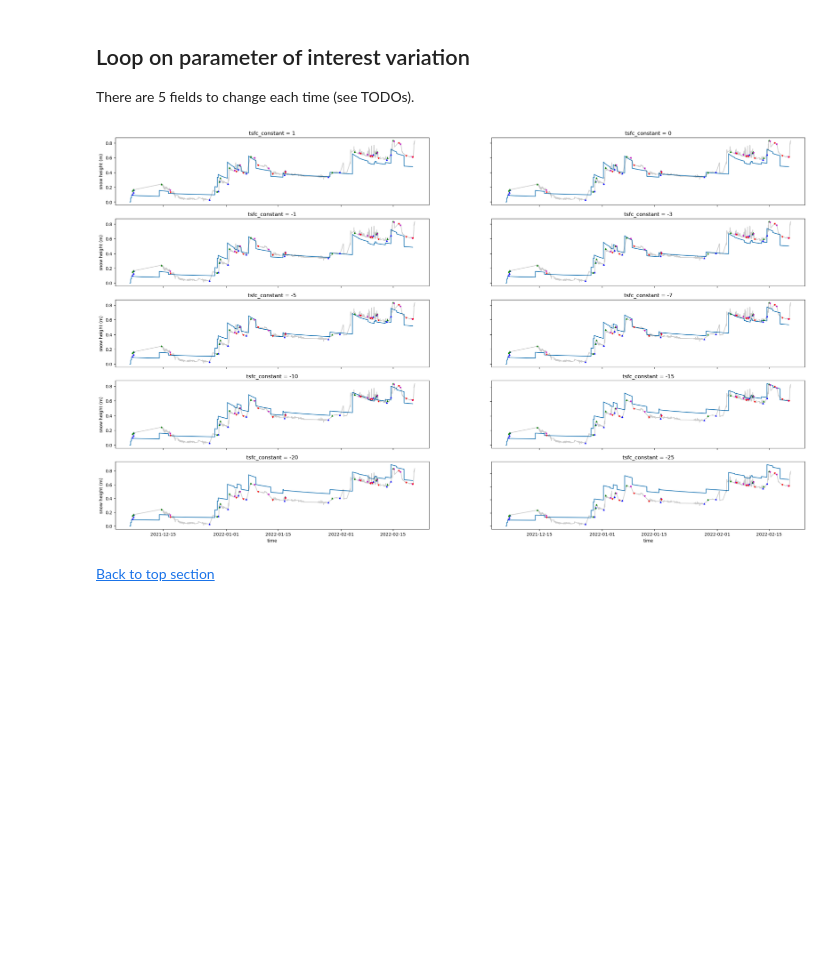
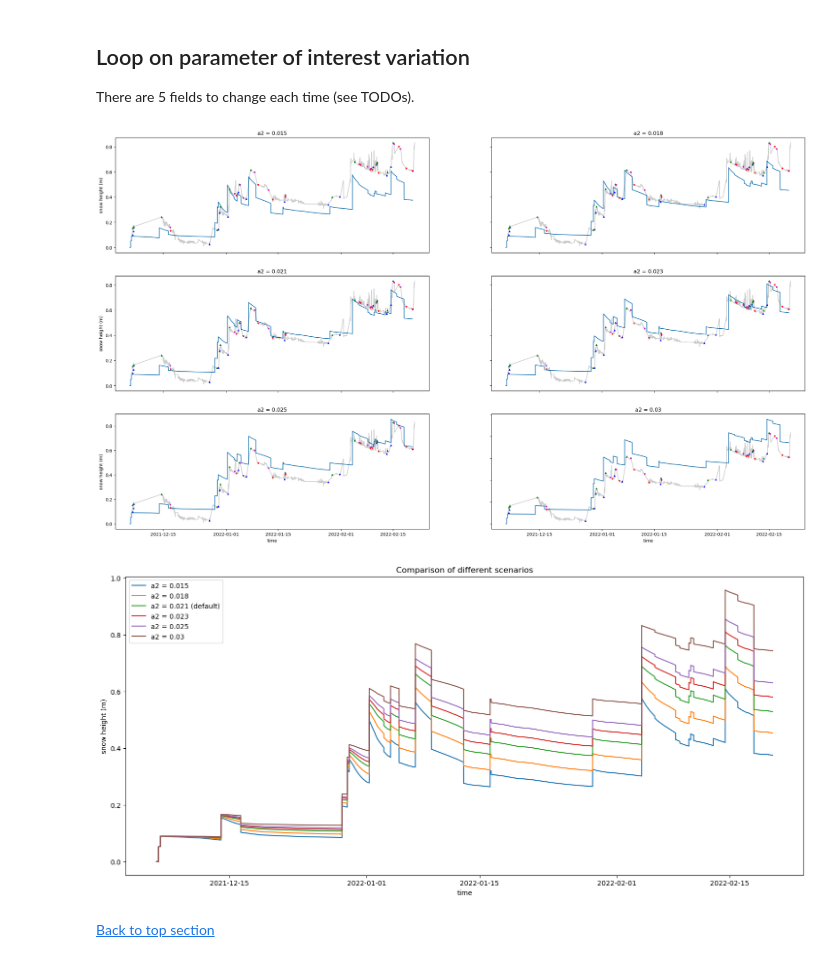
Before and after one commit to Mathilde-Bnt/MB_little_awk, a Jupyter notebook: current_development/14-Sensitivity_analysis.ipynb, the cells around one changed output. Cells and saved outputs as stored; diff of their text form; code cells hidden in the pictures; blank space fills up the shorter version.

Commit message:
Minor updates, added figure in sensitivity tests

```diff
--- a/current_development/14-Sensitivity_analysis.ipynb
+++ b/current_development/14-Sensitivity_analysis.ipynb
@@ -217,13 +217,13 @@ if use_true_temp:
 
 There are 5 fields to change each time (see TODOs).
 # %%
-met_temp, met_time = [None], [0]
+# met_temp, met_time = [None], [0]
 # %%
 # Define all the values the parameter of interest will take
 
-name_of_param = 'tsfc_constant'   # TODO update this each time
-default_value_of_param = -5   # TODO update this each time
-range_of_param_variation = [1, 0, -1, -3, -5, -7, -10, -15, -20, -25]   # TODO update this each time
+name_of_param = 'a2'   # TODO update this each time
+default_value_of_param = 0.021   # TODO update this each time
+range_of_param_variation = [0.015, 0.018, 0.021, 0.023, 0.025, 0.03]   # TODO update this each time
 # Best if range_of_param_variation contains an even number of values (for the figure)
 
 result_list_sq = []
@@ -233,14 +233,18 @@ result_list_max_abs = []
 # TODO optimize each time as a function of offset added to lidar curve?
 # %%
 fig, axs = plt.subplots(round(len(range_of_param_variation)/2 + 0.4), 2, figsize=(28, 16))
+fig2, axs2 = plt.subplots(1, 1, figsize=(18, 8))
 
 for ax in axs.flat:
     ax.set(xlabel='time', ylabel='snow height (m)')
     ax.label_outer()
 
+axs2.set(xlabel='time', ylabel='snow height (m)')
+axs2.set_title('Comparison of different scenarios')
+
 for param_index in range(len(range_of_param_variation)):
 
-    tsfc = range_of_param_variation[param_index]   # TODO update this each time (name of variable), careful if derived parameters depend on it!
+    a2 = range_of_param_variation[param_index]   # TODO update this each time (name of variable), careful if derived parameters depend on it!
     nb_iterations = int(data_duration_in_s/dt + 1)
 
     results = get_snow_events(data_set_used, x_sel, y_sel, time_window_std, std_threshold)
@@ -265,35 +269,44 @@ for param_index in range(len(range_of_param_variation)):
     ro_layer_evolution, depth_evolution, temperature_evolution = snowpack[0], snowpack[1], snowpack[2]
 
     # Define total_snow_depth
 
     simulation_times = pd.date_range(start=data_start_date,freq=str(dt)+'S',periods=nb_iterations)
     total_snow_depth = [sum(depth_evolution[i][j] for j in range(max_nb_of_layers)) for i in range(len(depth_evolution))]
 
     # Plot results to compare
 
     axs[param_index//2, param_index%2].plot(simulation_times, total_snow_depth, label='simulated snow depth')
     axs[param_index//2, param_index%2].set_title(name_of_param+' = '+str(range_of_param_variation[param_index]))
 
     axs[param_index//2, param_index%2].plot(data_set_used.time.values, data_set_used.isel(x=x_sel, y=y_sel).snow_surface, c='k', alpha=0.2)
 
     axs[param_index//2, param_index%2].plot(data_set_used.time.values[start_accumulation], data_set_used.isel(x=x_sel, y=y_sel, time=start_accumulation).snow_surface, c='b', marker='^', markersize=3, linestyle='None', label='start accum.')
     axs[param_index//2, param_index%2].plot(data_set_used.time.values[end_accumulation], data_set_used.isel(x=x_sel, y=y_sel, time=end_accumulation).snow_surface, c='g', marker='^', markersize=3, linestyle='None', label='end accum.')
     axs[param_index//2, param_index%2].plot(data_set_used.time.values[start_erosion], data_set_used.isel(x=x_sel, y=y_sel, time=start_erosion).snow_surface, c='m', marker='v', markersize=3, linestyle='None', label='start erosion')
     axs[param_index//2, param_index%2].plot(data_set_used.time.values[end_erosion], data_set_used.isel(x=x_sel, y=y_sel, time=end_erosion).snow_surface, c='r', marker='v', markersize=3, linestyle='None', label='end erosion')
 
     # TODO plot ensemble la courbe reference et les autres courbes
 
+    if param_index == range_of_param_variation.index(default_value_of_param):
+        curve_label = name_of_param + ' = ' + str(range_of_param_variation[param_index]) + ' (default)'
+    else:
+        curve_label = name_of_param + ' = ' + str(range_of_param_variation[param_index])
+
+    axs2.plot(simulation_times, total_snow_depth, label=curve_label)
+
     result_eval_sq_diff = squared_diff(data_set_used, x_sel, y_sel, dt, nb_iterations, total_snow_depth)
     result_eval_abs_diff = abs_diff(data_set_used, x_sel, y_sel, dt, nb_iterations, total_snow_depth)
     result_eval_max_abs = max_abs_diff(data_set_used, x_sel, y_sel, dt, nb_iterations, total_snow_depth)
 
     result_list_sq.append(result_eval_sq_diff)
     result_list_abs.append(result_eval_abs_diff)
     result_list_max_abs.append(result_eval_max_abs)
 
-tsfc = default_value_of_param   # TODO update this each time (name of variable)
+axs2.legend()
+a2 = default_value_of_param   # TODO update this each time (name of variable)
 # %% [output]
-[figure, old version]
+[figure, new version]
+[figure, added]
 # %% [markdown]
 [Back to top section](#top)
 # %%
```
Also changed, not shown: parts of 1 cell of this notebook, 1 other file.
